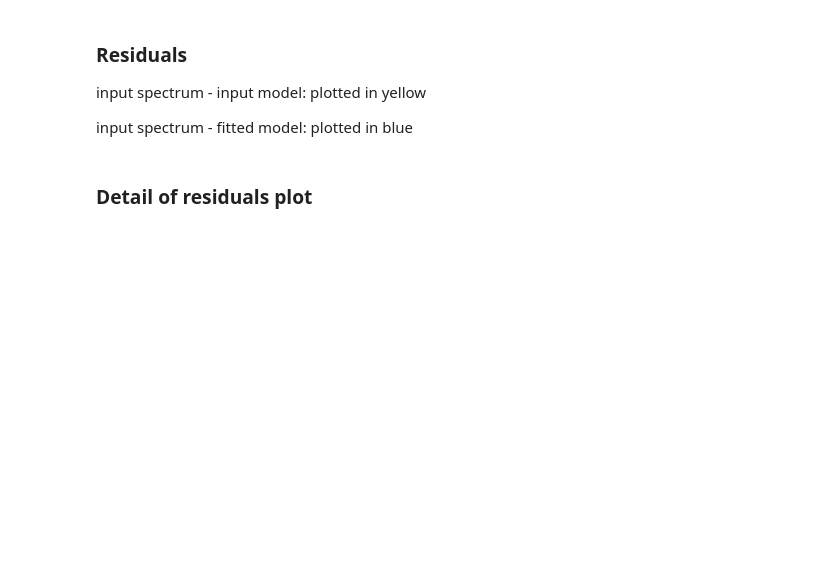
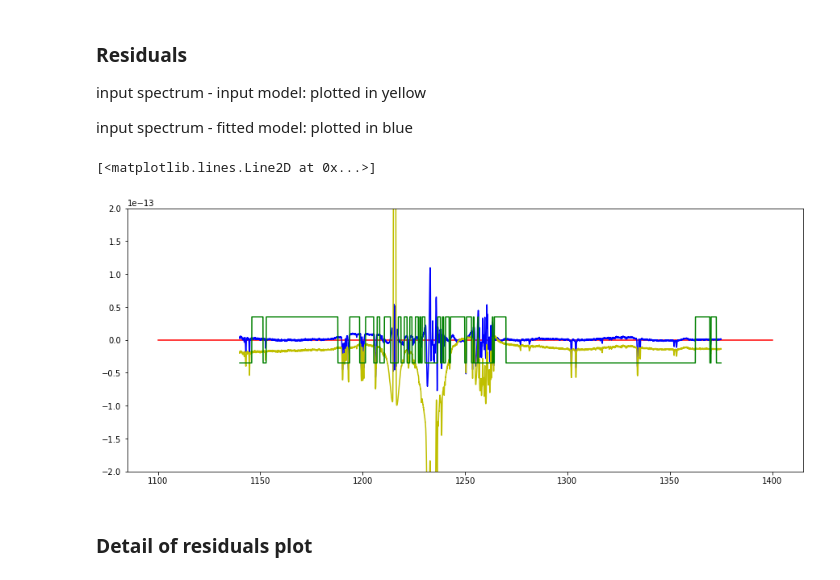
Before and after one commit to ibusko/specfit, a Jupyter notebook: proto/linefit_demo_specutils.ipynb, the cells around one changed output. Drawn from its saved outputs; the diff is of its cells as text; code cells hidden in the pictures; blank space fills up the shorter version.

```diff
--- a/proto/linefit_demo_specutils.ipynb
+++ b/proto/linefit_demo_specutils.ipynb
@@ -242,10 +267,13 @@ input spectrum - fitted model: plotted in blue
 # %%
-# plt.gcf().set_size_inches(15.,6.)
-# plt.ylim(-2.e-13, 2.e-13)
-# plt.plot([1100., 1400], [0., 0.], 'r')
-# plt.plot(spectrum.spectral_axis.data, residuals, 'b')
-# plt.plot(spectrum.spectral_axis.data, original_residuals, 'y')
-# plt.plot(spectrum.spectral_axis.data, (mask-0.5)*7.E-14, 'g')
+plt.gcf().set_size_inches(15.,6.)
+plt.ylim(-2.e-13, 2.e-13)
+plt.plot([1100., 1400], [0., 0.], 'r')
+plt.plot(spectrum.spectral_axis.data, residuals, 'b')
+plt.plot(spectrum.spectral_axis.data, original_residuals, 'y')
+plt.plot(spectrum.spectral_axis.data, (mask-0.5)*7.E-14, 'g')
+# %% [output]
+[<matplotlib.lines.Line2D at 0x...>]
+[figure, added]
 # %% [markdown]
 <h3>Detail of residuals plot</h3>
 # %%
```
Also changed, not shown: parts of 13 cells of this notebook.
